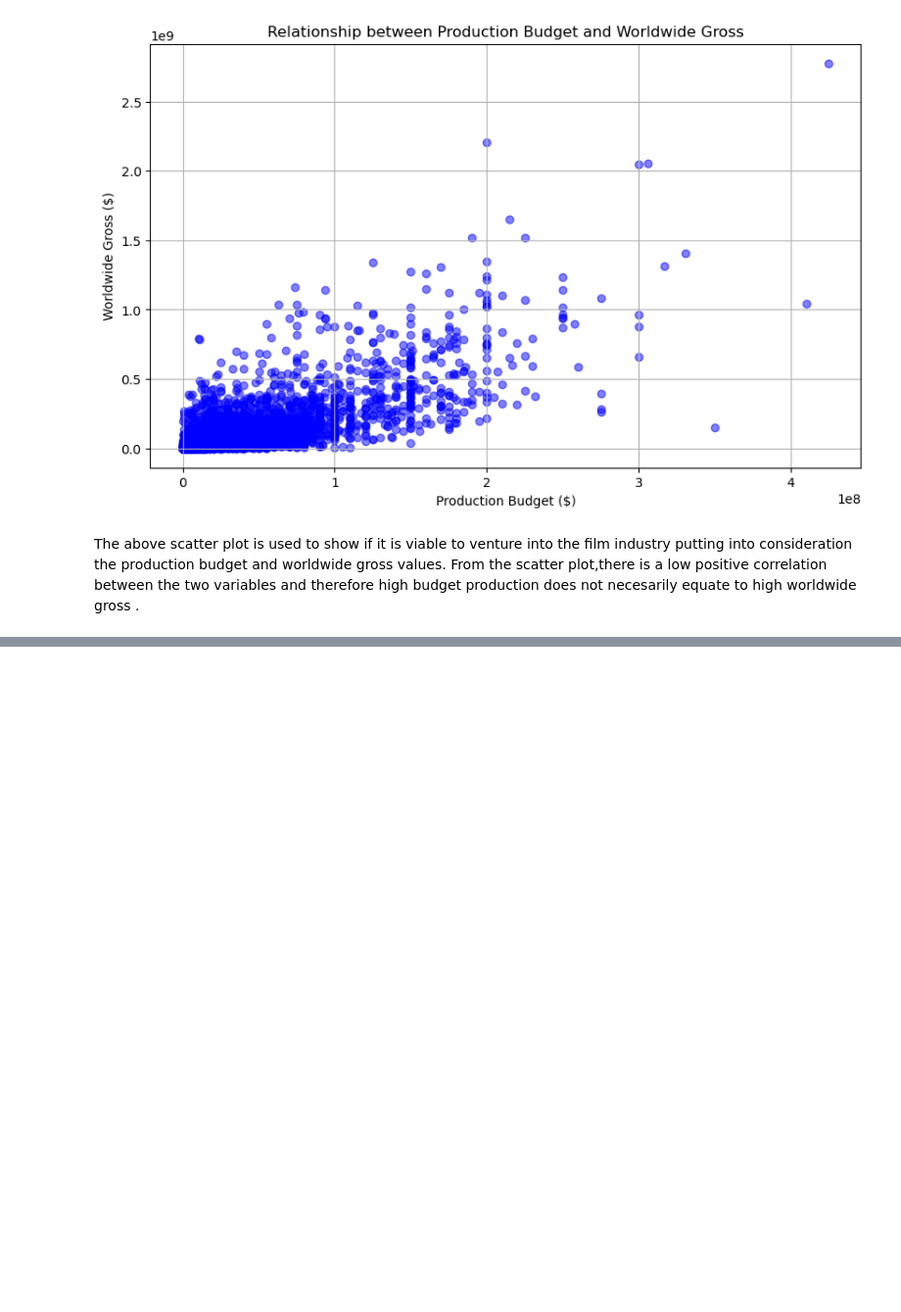
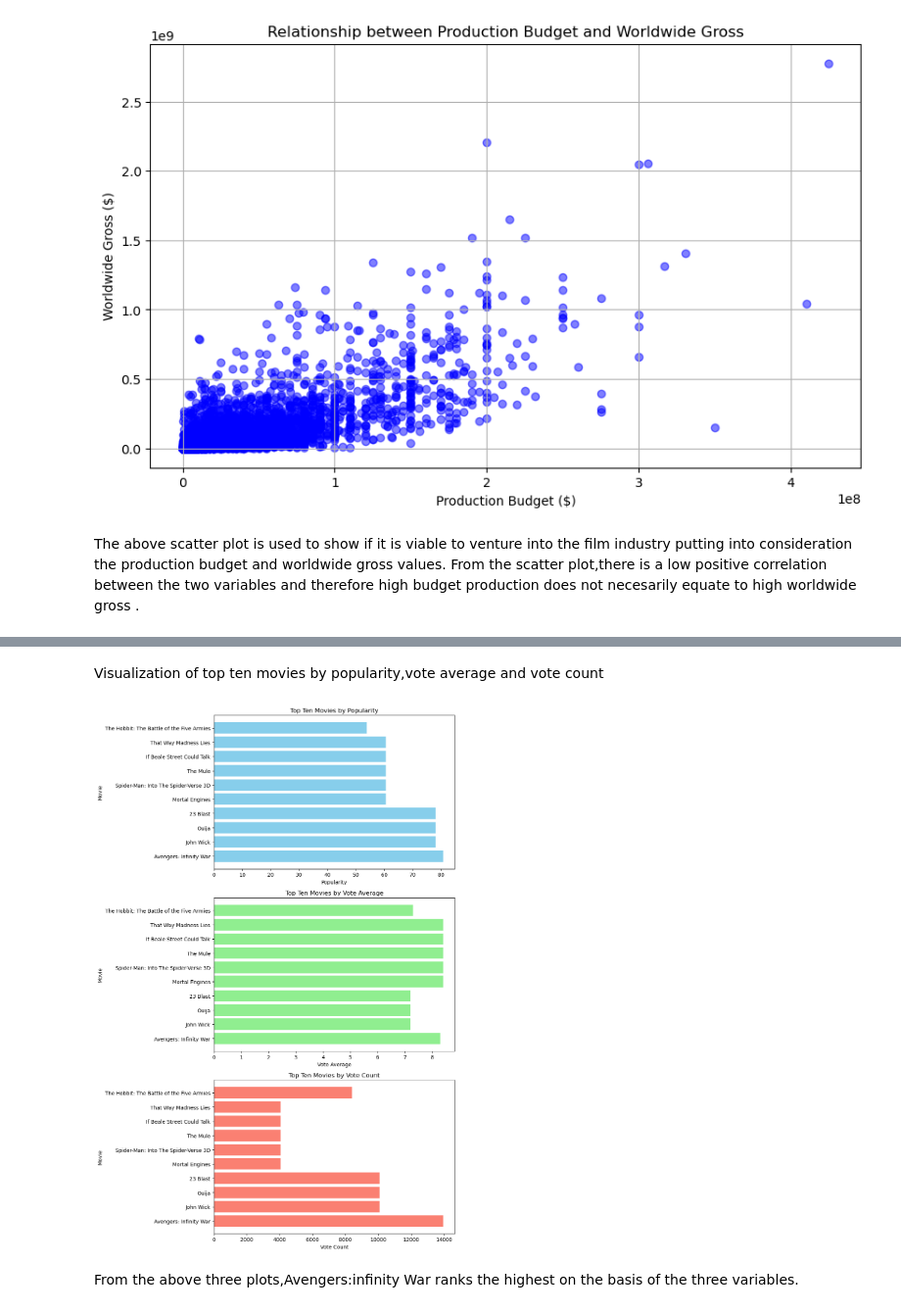
Before and after one commit to ElizabethMasai/dsc-phase-1-project-v2-4, a Jupyter notebook: student.ipynb, the cells around one changed output, grey strips where cells are left out. Shown at 98% size. Saved outputs shown, nothing was run; the diff lists cells and outputs as text; code cells hidden in the pictures; blank space fills up the shorter version.

Commit message:
visualization of top ten movies by popularity, vote average, and vote count

```diff
--- a/student.ipynb
+++ b/student.ipynb
@@ -1246,0 +1237,4 @@ From the scatter plot,there is a low positive correlation between the two variab
+# %%
+# Both DataFrames have a column named 'release_date'
+merged_df = pd.merge(merged_df, df[['release_date', 'popularity', 'vote_count', 'vote_average']], on='release_date', how='left')
+merged_df
@@ -1246,0 +1255,3 @@ From the scatter plot,there is a low positive correlation between the two variab
+# %%
+merged_df.dropna(subset=['vote_count', 'vote_average', 'popularity'], inplace=True)
+merged_df
@@ -1246,0 +1272,3 @@ From the scatter plot,there is a low positive correlation between the two variab
+# %%
+merged_df['release_month'] = merged_df['release_date'].dt.strftime('%b')
+merged_df
@@ -1246,0 +1289,6 @@ From the scatter plot,there is a low positive correlation between the two variab
+# %%
+#Sort the DataFrame by popularity, vote average, and vote count in descending order
+top_ten_movies = merged_df.sort_values(by=['popularity', 'vote_average', 'vote_count'], ascending=False).head(10)
+
+# Display the top ten movies
+print(top_ten_movies[['movie', 'popularity', 'vote_average', 'vote_count']])
@@ -1246,0 +1313,31 @@ From the scatter plot,there is a low positive correlation between the two variab
+# %% [markdown]
+Visualization of top ten movies by popularity,vote average and vote count
+# %%
+fig, axes = plt.subplots(3, 1, figsize=(10, 15))
+
+# Plot for popularity
+axes[0].barh(top_ten_movies['movie'], top_ten_movies['popularity'], color='skyblue')
+axes[0].set_title('Top Ten Movies by Popularity')
+axes[0].set_xlabel('Popularity')
+axes[0].set_ylabel('Movie')
+
+# Plot for vote average
+axes[1].barh(top_ten_movies['movie'], top_ten_movies['vote_average'], color='lightgreen')
+axes[1].set_title('Top Ten Movies by Vote Average')
+axes[1].set_xlabel('Vote Average')
+axes[1].set_ylabel('Movie')
+
+# Plot for vote count
+axes[2].barh(top_ten_movies['movie'], top_ten_movies['vote_count'], color='salmon')
+axes[2].set_title('Top Ten Movies by Vote Count')
+axes[2].set_xlabel('Vote Count')
+axes[2].set_ylabel('Movie')
+
+plt.tight_layout()
+
+# Show the plots
+plt.show()
+# %% [output]
+[figure, added]
+# %% [markdown]
+From the above three plots,Avengers:infinity War ranks the highest on the basis of the three variables.
```
Also changed, not shown: parts of 8 cells of this notebook.
